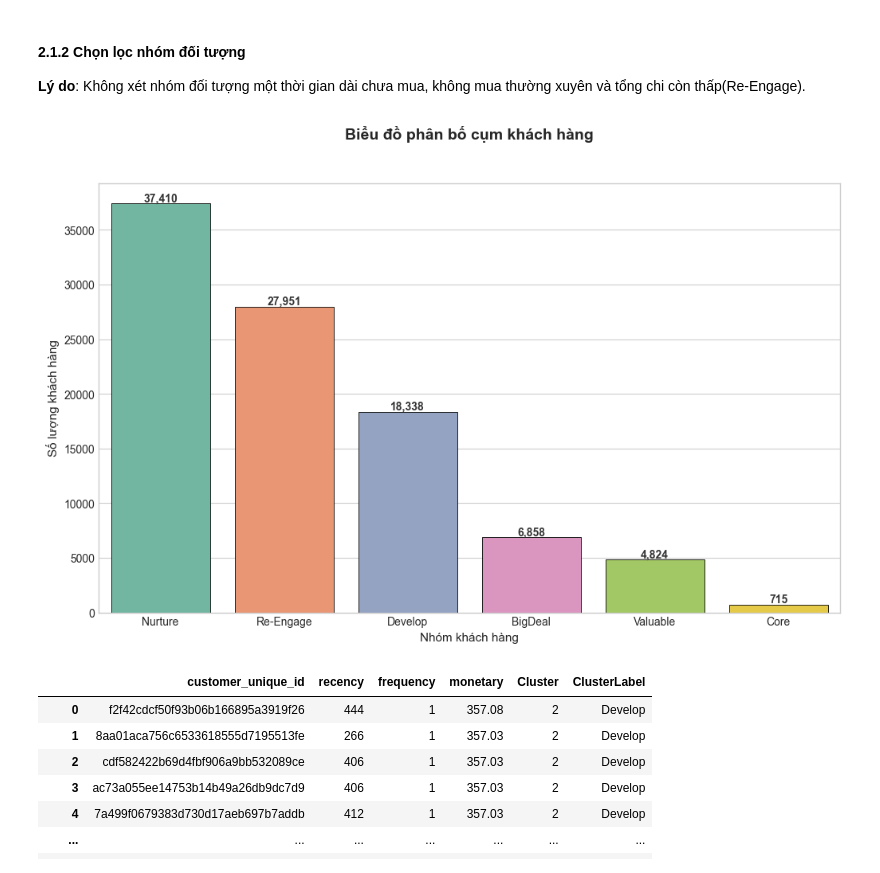
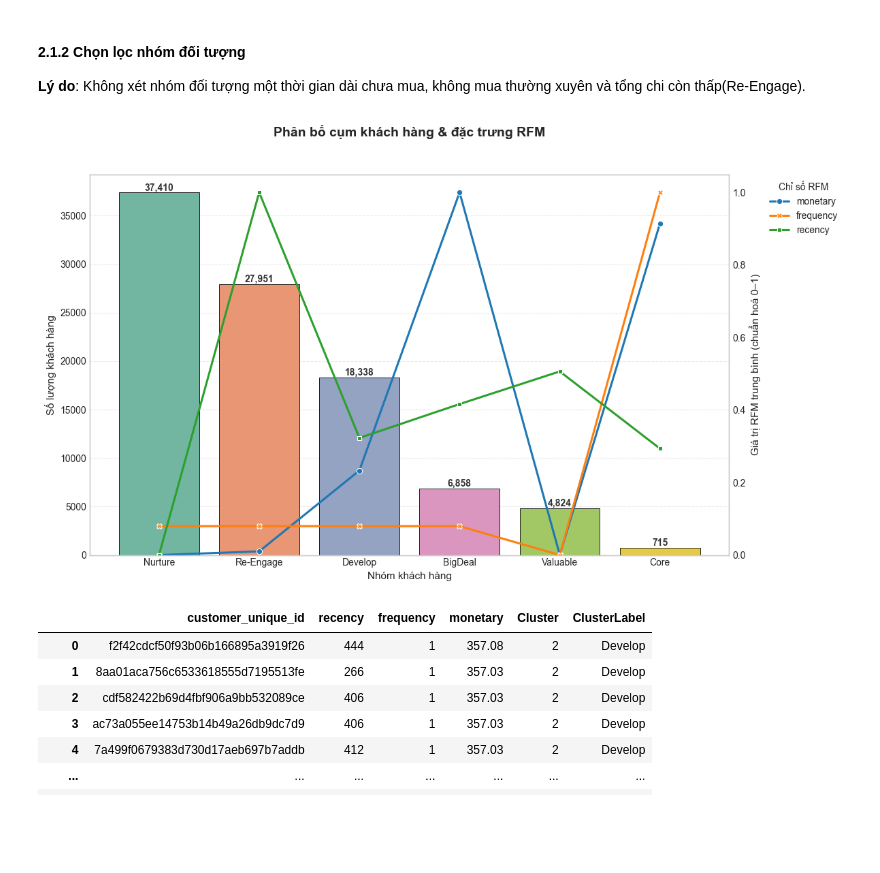
Before and after one commit to Hutramikha/Data_Analysis_SGU_2025, a Jupyter notebook: Data_analysis/final_project/Customer360-main/notebooks/03_3_predictive_analysis.ipynb, the cells around one changed output. Cells and saved outputs as stored; diff of their text form; code cells hidden in the pictures; blank space fills up the shorter version.

```diff
--- a/Data_analysis/final_project/Customer360-main/notebooks/03_3_predictive_analysis.ipynb
+++ b/Data_analysis/final_project/Customer360-main/notebooks/03_3_predictive_analysis.ipynb
@@ -42,6 +42,16 @@ clustered_df = pd.read_csv("../data/3_model/clustered_data.csv")
 cluster_count = clustered_df["ClusterLabel"].value_counts()
 feature_means = clustered_df.groupby("ClusterLabel")[["monetary", "frequency", "recency"]].mean()
 
+from sklearn.preprocessing import MinMaxScaler
+
+scaler = MinMaxScaler()
+feature_means_scaled = pd.DataFrame(
+    scaler.fit_transform(feature_means),
+    columns=feature_means.columns,
+    index=feature_means.index
+)
+
+plt.style.use("seaborn-v0_8-whitegrid")
 
 fig, ax1 = plt.subplots(figsize=(12, 7))
 
@@ -54,35 +64,64 @@ sns.barplot(
     hue=cluster_count.index,
     palette="Set2",
     legend=False,
     edgecolor="black",
     linewidth=0.6,
     ax=ax1
 )
 
 ax1.set_xlabel("Nhóm khách hàng", fontsize=11)
 ax1.set_ylabel("Số lượng khách hàng", fontsize=11)
 
 ax1.set_title(
-    "Biểu đồ phân bố cụm khách hàng",
+    "Phân bố cụm khách hàng & đặc trưng RFM",
     fontsize=14,
     fontweight="bold",
     pad=40
 )
 
 # Ghi số lên đầu cột
 for i, v in enumerate(cluster_count.values):
     ax1.text(
         i,
         v,
         f"{v:,}",
         ha="center",
         va="bottom",
         fontsize=10,
         fontweight="bold",
         color="#333333"
     )
+
+# Giảm độ đậm grid trục Y (bar)
+ax1.grid(axis="y", linestyle="--", alpha=0.4)
+ax1.grid(axis="x", visible=False)
+
+ax2 = ax1.twinx()
+
+sns.lineplot(
+    data=feature_means_scaled,
+    markers=True,
+    dashes=False,
+    linewidth=2.2,
+    ax=ax2
+)
+
+ax2.set_ylabel("Giá trị RFM trung bình (chuẩn hoá 0–1)", fontsize=11)
+ax2.set_ylim(0, 1.05)
+
+ax2.legend(
+    title="Chỉ số RFM",
+    loc="upper left",
+    bbox_to_anchor=(1.05, 1),
+    frameon=False
+)
+
+ax2.grid(False)
+
+plt.tight_layout()
+plt.show()
 # %% [output]
-[figure, old version]
+[figure, new version]
 # %%
 df = clustered_df[(clustered_df["ClusterLabel"] != "Nurture") & (clustered_df["ClusterLabel"] != "Re-Engage") & (clustered_df["frequency"] != 0)]
 # %%
```
Also changed, not shown: parts of 3 cells of this notebook.
